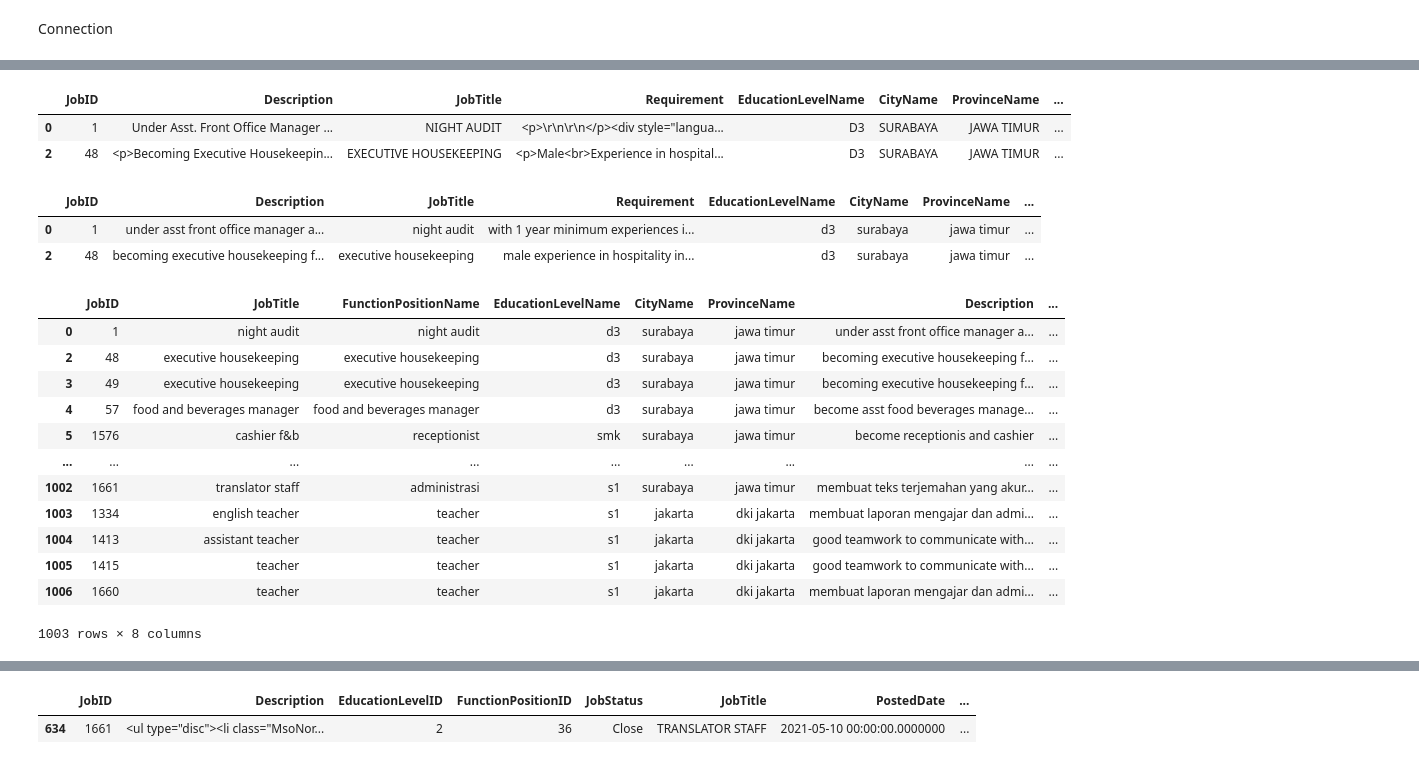
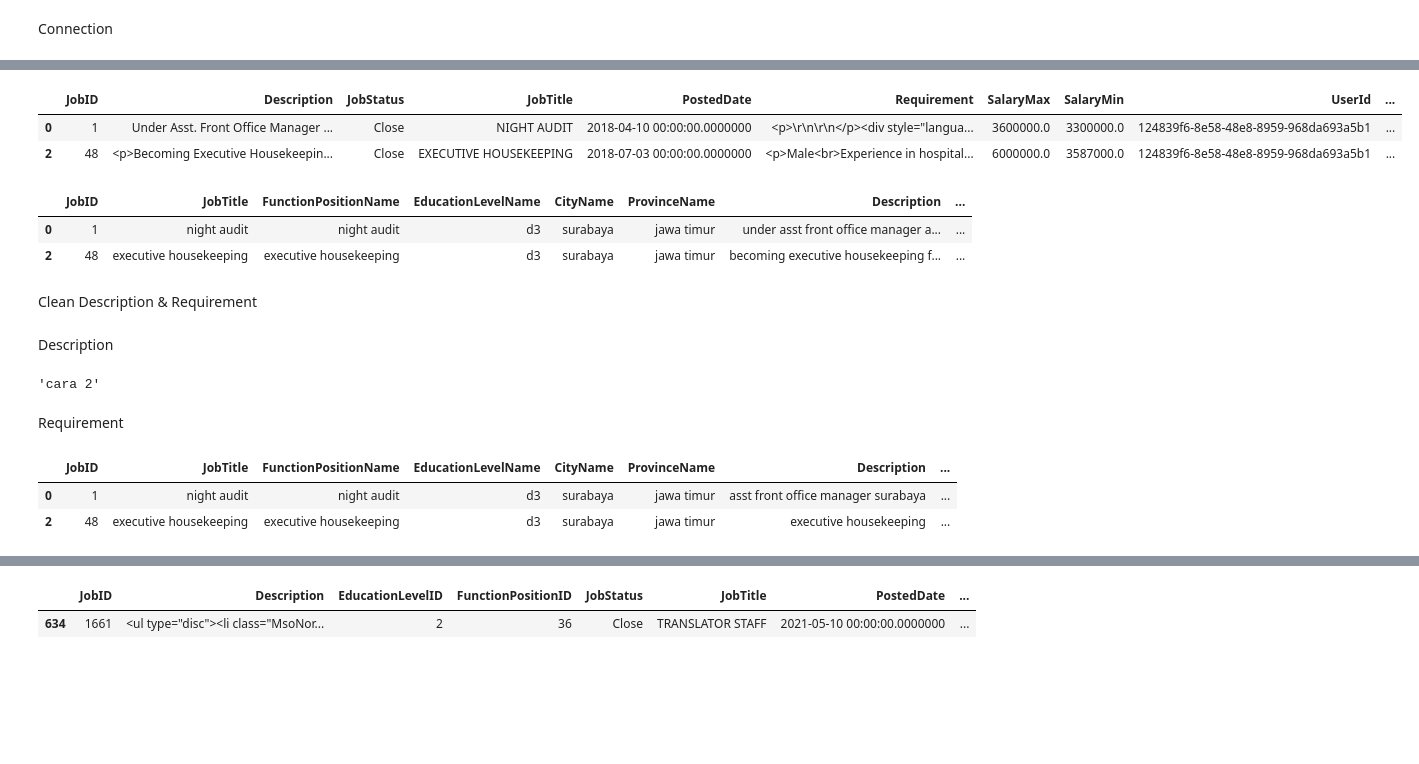
Before and after one commit to fn-hide/eris_job, a Jupyter notebook: content_based_3.ipynb, the cells around one changed output, grey strips where cells are left out. Drawn from its saved outputs; the diff is of its cells as text; code cells hidden in the pictures; blank space fills up the shorter version.

```diff
--- a/content_based_3.ipynb
+++ b/content_based_3.ipynb
@@ -120,21 +76,21 @@ df_job.head(3)
 df_job.Description.fillna('', inplace=True)
 df_job.Requirement.fillna('', inplace=True)
 # %%
-df_merged = pd.merge(df_job, df_education_level, on=['EducationLevelID'])
-df_merged = pd.merge(df_merged, df_city, on=['CityID'])
-df_merged = pd.merge(df_merged, df_province, on=['ProvinceID'])
-df_merged = pd.merge(df_merged, df_function_position, on=['FunctionPositionID'])
-df_merged = pd.merge(df_merged, df_department, on=['DepartmentID'])
-df_merged = pd.merge(df_merged, df_major, on=['MajorID'])
+job_merged = pd.merge(df_job, df_education_level, on=['EducationLevelID'])
+job_merged = pd.merge(job_merged, df_city, on=['CityID'])
+job_merged = pd.merge(job_merged, df_province, on=['ProvinceID'])
+job_merged = pd.merge(job_merged, df_function_position, on=['FunctionPositionID'])
+job_merged = pd.merge(job_merged, df_department, on=['DepartmentID'])
+job_merged = pd.merge(job_merged, df_major, on=['MajorID'])
 
-df_merged.drop(columns=['EducationLevelID', 'CityID', 'ProvinceID', 'FunctionPositionID', 'DepartmentID', 'MajorID'], inplace=True)
+job_merged.drop(columns=['EducationLevelID', 'CityID', 'ProvinceID', 'FunctionPositionID', 'DepartmentID', 'MajorID'], inplace=True)
 # %%
-df_merged.drop(
-    index=df_merged.index[df_merged.JobTitle.map(str.lower).str.contains('test|123')].values, inplace=True
+job_merged.drop(
+    index=job_merged.index[job_merged.JobTitle.map(str.lower).str.contains('test|123')].values, inplace=True
 )
 # %%
-df_merged.head(2)
+job_merged.head(2)
 # %% [output]
-|  | JobID | Description | JobTitle | Requirement | EducationLevelName | CityName | ProvinceName | ... |
-| 0 | 1 | Under Asst. Front Office Manager ... | NIGHT AUDIT | <p>\r\n\r\n</p><div style="langua... | D3 | SURABAYA | JAWA TIMUR | ... |
-| 2 | 48 | <p>Becoming Executive Housekeepin... | EXECUTIVE HOUSEKEEPING | <p>Male<br>Experience in hospital... | D3 | SURABAYA | JAWA TIMUR | ... |
+|  | JobID | Description | JobStatus | JobTitle | PostedDate | Requirement | SalaryMax | SalaryMin | UserId | ... |
+| 0 | 1 | Under Asst. Front Office Manager ... | Close | NIGHT AUDIT | 2018-04-10 00:00:00.0000000 | <p>\r\n\r\n</p><div style="langua... | 3600000.0 | 3300000.0 | 124839f6-8e58-48e8-8959-968da693a5b1 | ... |
+| 2 | 48 | <p>Becoming Executive Housekeepin... | Close | EXECUTIVE HOUSEKEEPING | 2018-07-03 00:00:00.0000000 | <p>Male<br>Experience in hospital... | 6000000.0 | 3587000.0 | 124839f6-8e58-48e8-8959-968da693a5b1 | ... |
@@ -151,0 +114,8 @@ df_merged.ProvinceName = df_merged.ProvinceName.map(str.lower)
+# %%
+job_merged.head(2)
+# %% [output]
+|  | JobID | JobTitle | FunctionPositionName | EducationLevelName | CityName | ProvinceName | Description | ... |
+| 0 | 1 | night audit | night audit | d3 | surabaya | jawa timur | under asst front office manager a... | ... |
+| 2 | 48 | executive housekeeping | executive housekeeping | d3 | surabaya | jawa timur | becoming executive housekeeping f... | ... |
+# %% [markdown]
+Clean Description & Requirement
@@ -152 +138,13 @@ df_merged.ProvinceName = df_merged.ProvinceName.map(str.lower)
+# %% [markdown]
+Description
+# %%
+'''cara 1'''
+job_merged.Description = job_merged.Description.apply(lambda x: re.sub('\s+', '   ', '   ' + x + '   ')).apply(lambda x: re.sub('(' + ' | '.join(stopwords_in) + ')', ' ', x)).map(remove_morespace).map(str.strip)
+
+'''cara 2'''
+# job_merged.Description.apply(lambda x: remove_stopwords(stopwords_in, x))
+# %% [output]
+'cara 2'
+# %% [markdown]
+Requirement
 # %%
@@ -154,6 +152,6 @@ df_merged.FunctionPositionName = df_merged.FunctionPositionName.map(remove_stand
 # %%
-df_merged.head(2)
+job_merged.head(2)
 # %% [output]
-|  | JobID | Description | JobTitle | Requirement | EducationLevelName | CityName | ProvinceName | ... |
-| 0 | 1 | under asst front office manager a... | night audit | with 1 year minimum experiences i... | d3 | surabaya | jawa timur | ... |
-| 2 | 48 | becoming executive housekeeping f... | executive housekeeping | male experience in hospitality in... | d3 | surabaya | jawa timur | ... |
+|  | JobID | JobTitle | FunctionPositionName | EducationLevelName | CityName | ProvinceName | Description | ... |
+| 0 | 1 | night audit | night audit | d3 | surabaya | jawa timur | asst front office manager surabaya | ... |
+| 2 | 48 | executive housekeeping | executive housekeeping | d3 | surabaya | jawa timur | executive housekeeping | ... |
@@ -162,16 +157,0 @@ df_merged = df_merged[['JobID', 'JobTitle', 'FunctionPositionName', 'EducationLe
-# %%
-df_merged
-# %% [output]
-|  | JobID | JobTitle | FunctionPositionName | EducationLevelName | CityName | ProvinceName | Description | ... |
-| 0 | 1 | night audit | night audit | d3 | surabaya | jawa timur | under asst front office manager a... | ... |
-| 2 | 48 | executive housekeeping | executive housekeeping | d3 | surabaya | jawa timur | becoming executive housekeeping f... | ... |
-| 3 | 49 | executive housekeeping | executive housekeeping | d3 | surabaya | jawa timur | becoming executive housekeeping f... | ... |
-| 4 | 57 | food and beverages manager | food and beverages manager | d3 | surabaya | jawa timur | become asst food beverages manage... | ... |
-| 5 | 1576 | cashier f&b | receptionist | smk | surabaya | jawa timur | become receptionis and cashier | ... |
-| ... | ... | ... | ... | ... | ... | ... | ... | ... |
-| 1002 | 1661 | translator staff | administrasi | s1 | surabaya | jawa timur | membuat teks terjemahan yang akur... | ... |
-| 1003 | 1334 | english teacher | teacher | s1 | jakarta | dki jakarta | membuat laporan mengajar dan admi... | ... |
-| 1004 | 1413 | assistant teacher | teacher | s1 | jakarta | dki jakarta | good teamwork to communicate with... | ... |
-| 1005 | 1415 | teacher | teacher | s1 | jakarta | dki jakarta | good teamwork to communicate with... | ... |
-| 1006 | 1660 | teacher | teacher | s1 | jakarta | dki jakarta | membuat laporan mengajar dan admi... | ... |
-1003 rows × 8 columns
```
Also changed, not shown: parts of 61 cells of this notebook, 3 other files.
